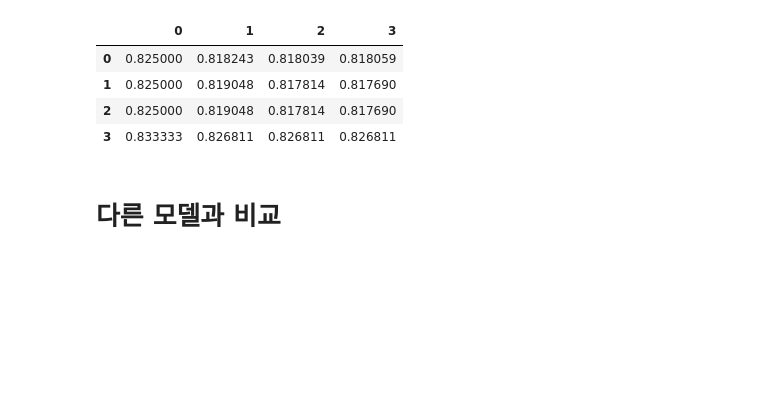
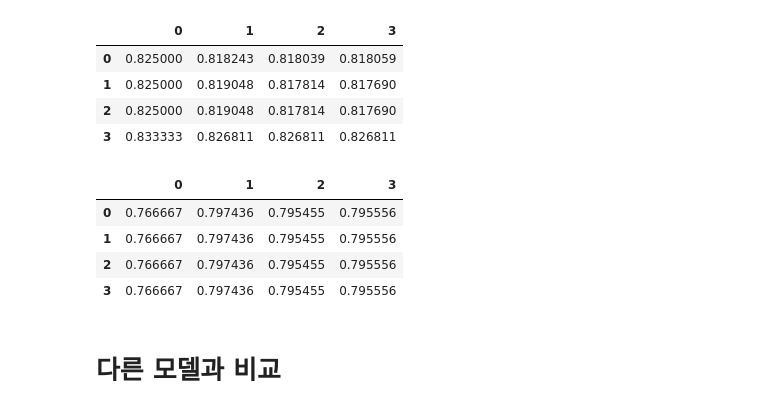
Before and after one commit to crimama/BA, a Jupyter notebook: 2.Kernel-based Learning/SVM/SVM.ipynb, the cells around one changed output. Cells and saved outputs as stored; diff of their text form; code cells hidden in the pictures; blank space fills up the shorter version.

```diff
--- a/2.Kernel-based Learning/SVM/SVM.ipynb
+++ b/2.Kernel-based Learning/SVM/SVM.ipynb
@@ -183,6 +193,14 @@ pd.DataFrame(train_metric_list)
 | 1 | 0.825000 | 0.819048 | 0.817814 | 0.817690 |
 | 2 | 0.825000 | 0.819048 | 0.817814 | 0.817690 |
 | 3 | 0.833333 | 0.826811 | 0.826811 | 0.826811 |
+# %%
+pd.DataFrame(test_metric_list)
+# %% [output]
+|  | 0 | 1 | 2 | 3 |
+| 0 | 0.766667 | 0.797436 | 0.795455 | 0.795556 |
+| 1 | 0.766667 | 0.797436 | 0.795455 | 0.795556 |
+| 2 | 0.766667 | 0.797436 | 0.795455 | 0.795556 |
+| 3 | 0.766667 | 0.797436 | 0.795455 | 0.795556 |
 # %% [markdown]
 # 다른 모델과 비교
 # %%
```
Also changed, not shown: parts of 5 cells of this notebook, 1 other file.
